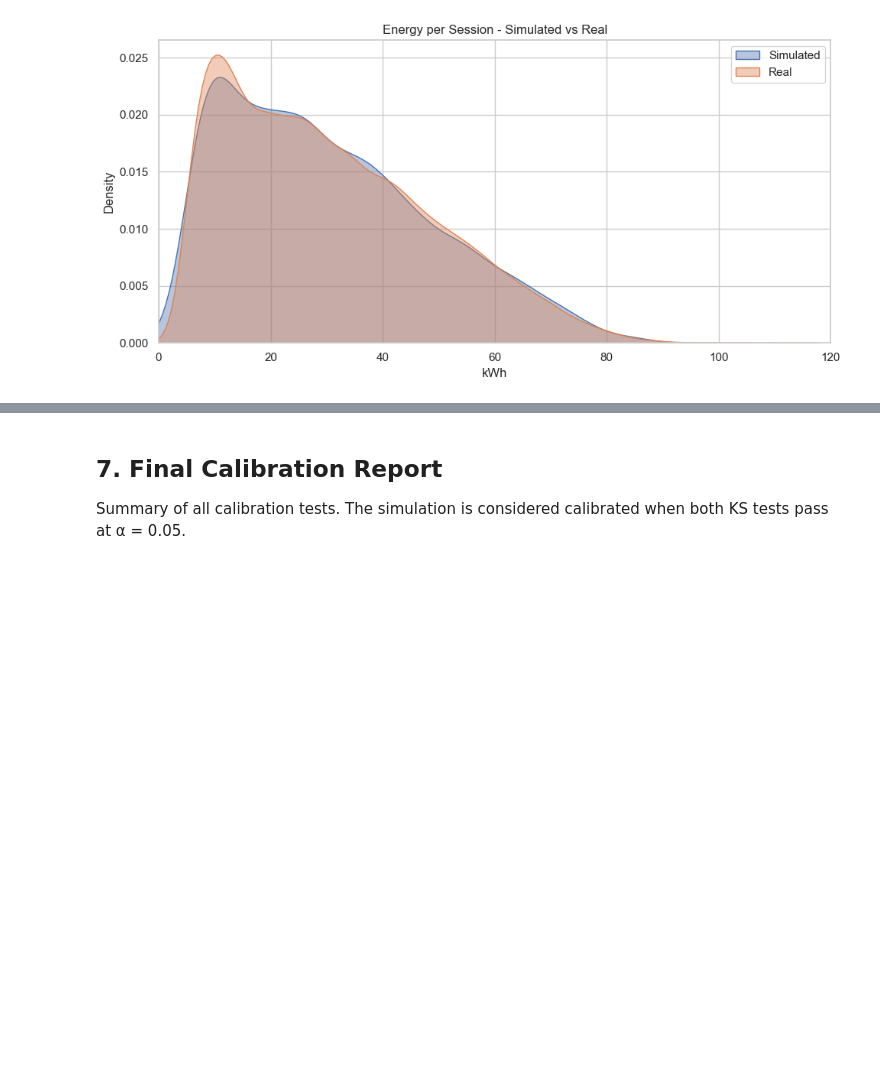
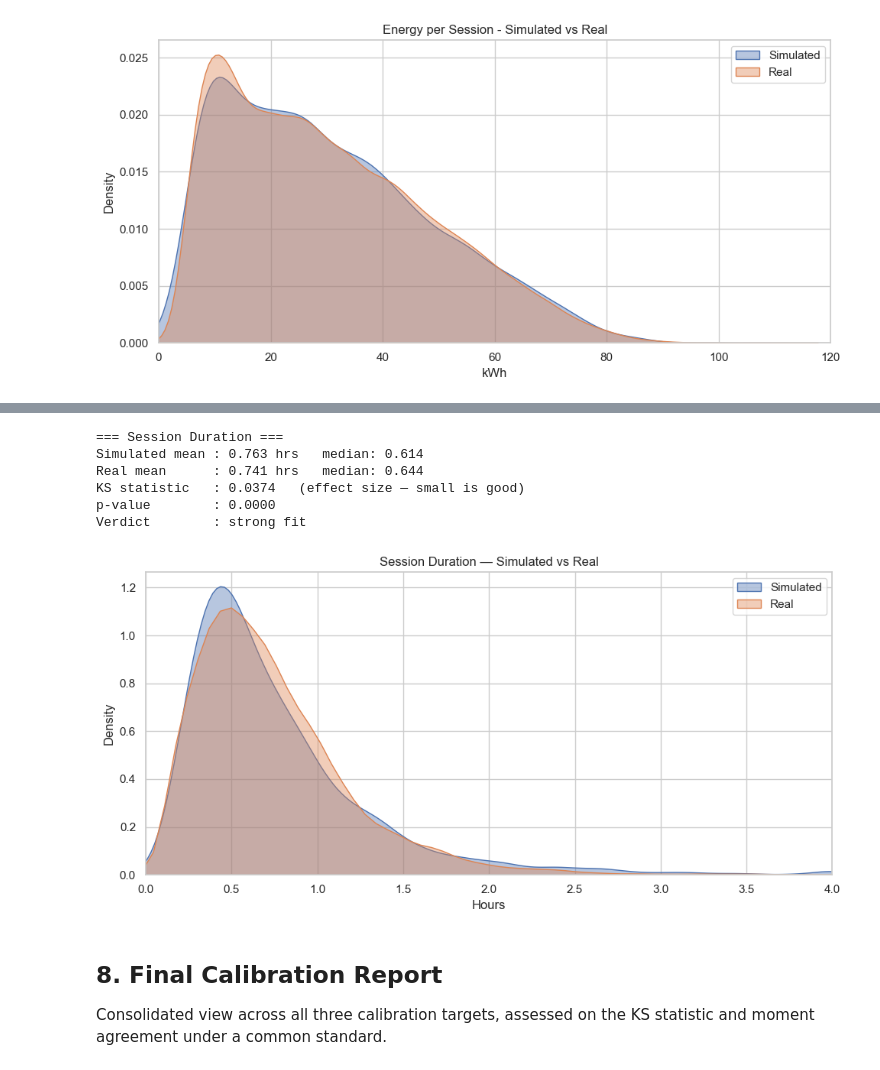
Before and after one commit to NguyenIslandBoy/ev-digital-twin, a Jupyter notebook: notebooks/02_calibration.ipynb, the cells around one changed output, grey strips where cells are left out. Drawn from its saved outputs; the diff is of its cells as text; code cells hidden in the pictures; blank space fills up the shorter version.

```diff
--- a/notebooks/02_calibration.ipynb
+++ b/notebooks/02_calibration.ipynb
@@ -249,5 +252,51 @@ Calibrated     : YES
+# %%
+# ── KS Test — Session Duration ───────────────────────────────────────────────
+# Duration is the ONLY parametric fit in the model (lognorm per connector) and
+# it drives charger occupancy -> wait time -> the KPI the Phase 6 RL agent
+# optimises. (Energy 'calibration' resamples real values, so this is the first
+# test with real goodness-of-fit teeth.)
+from scipy.stats import lognorm
+from simulation.config import CONNECTOR_PARAMS, CONNECTOR_SHARES, MAX_DURATION_HRS
+
+con = duckdb.connect("../data/ev_twin.duckdb")
+real_durations = con.execute(
+    "SELECT duration_hrs FROM charging_sessions WHERE duration_hrs IS NOT NULL"
+).df()["duration_hrs"].to_numpy()
+con.close()
+
+rng = np.random.default_rng(0)
+sim_durations = []
+for _ in range(5000):
+    c = rng.choice(list(CONNECTOR_SHARES.keys()), p=list(CONNECTOR_SHARES.values()))
+    s, loc, scale = CONNECTOR_PARAMS[c]["duration_lognorm"]
+    d = lognorm.rvs(s=s, loc=loc, scale=scale, random_state=rng)
+    sim_durations.append(float(np.clip(d, 0.1, MAX_DURATION_HRS)))
+sim_durations = np.array(sim_durations)
+
+ks_stat_d, p_value_d = stats.ks_2samp(sim_durations, real_durations)
+print("=== Session Duration ===")
+print(f"Simulated mean : {sim_durations.mean():.3f} hrs   median: {np.median(sim_durations):.3f}")
+print(f"Real mean      : {real_durations.mean():.3f} hrs   median: {np.median(real_durations):.3f}")
+print(f"KS statistic   : {ks_stat_d:.4f}   (effect size — small is good)")
+print(f"p-value        : {p_value_d:.4f}")
+print(f"Verdict        : {'strong fit' if ks_stat_d < 0.05 else 'inspect plot + moments before trusting wait KPIs'}")
+
+fig, ax = plt.subplots(figsize=(10, 5))
+sns.kdeplot(sim_durations, ax=ax, label="Simulated", fill=True, alpha=0.4)
+sns.kdeplot(real_durations, ax=ax, label="Real", fill=True, alpha=0.4)
+ax.set_title("Session Duration — Simulated vs Real"); ax.set_xlabel("Hours")
+ax.set_xlim(0, 4); ax.legend()
+plt.tight_layout(); plt.savefig("outputs/calibration_duration.png", dpi=150); plt.show()
+# %% [output]
+=== Session Duration ===
+Simulated mean : 0.763 hrs   median: 0.614
+Real mean      : 0.741 hrs   median: 0.644
+KS statistic   : 0.0374   (effect size — small is good)
+p-value        : 0.0000
+Verdict        : strong fit
+[figure, added]
 # %% [markdown]
-## 7. Final Calibration Report
+## 8. Final Calibration Report
 
-Summary of all calibration tests. The simulation is considered calibrated when both KS tests pass at α = 0.05.
+Consolidated view across all three calibration targets, assessed on the KS statistic and moment agreement under a common standard.
 # %%
```
Also changed, not shown: parts of 9 cells of this notebook, 11 other files.
